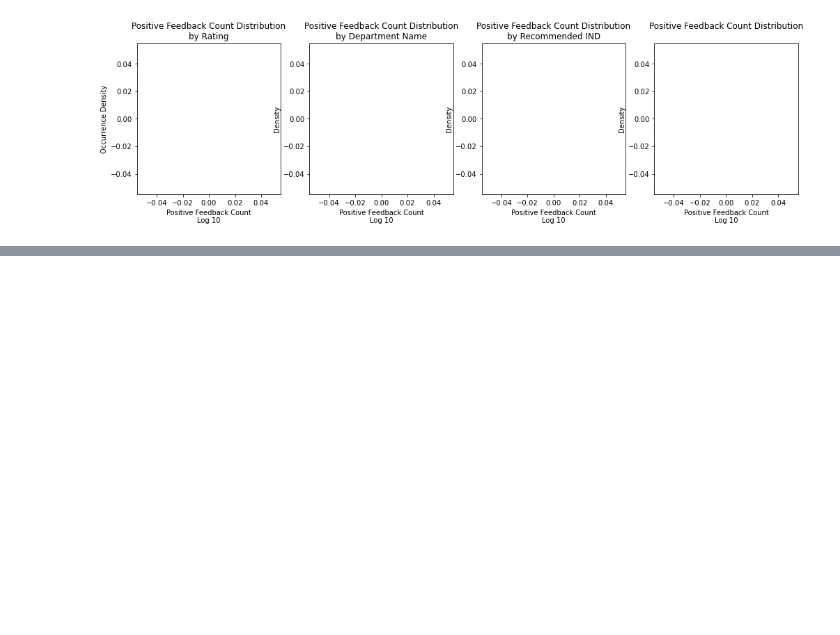
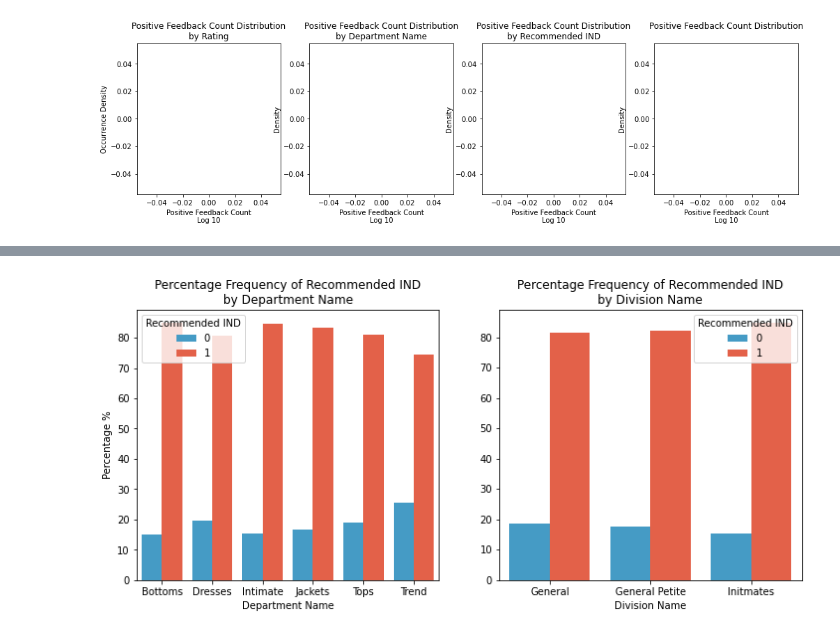
Before and after one commit to dwiwahyueffendi/Information-Retrieval, a Jupyter notebook: Latihan/Source Code Information Retrieval.ipynb, the cells around one changed output, grey strips where cells are left out. Saved outputs shown, nothing was run; the diff lists cells and outputs as text; code cells hidden in the pictures; blank space fills up the shorter version.

Commit message:
Recommended IND by Department and Division

```diff
--- a/Latihan/Source Code Information Retrieval.ipynb
+++ b/Latihan/Source Code Information Retrieval.ipynb
@@ -526,3 +536,15 @@ def percentstandardize_barplot(x,y,hue, data, ax=None, order= None):
      .sort_values(hue)))
     plt.title("Percentage Frequency of {} by {}".format(hue,x))
     plt.ylabel("Percentage %")
+# %%
+huevar = "Recommended IND"
+f, axes = plt.subplots(1,2,figsize=(12,5))
+percentstandardize_barplot(x="Department Name",y="Percentage", hue=huevar,data=df, ax=axes[0])
+axes[0].set_title("Percentage Frequency of {}\nby Department Name".format(huevar))
+axes[0].set_ylabel("Percentage %")
+percentstandardize_barplot(x="Division Name",y="Percentage", hue=huevar,data=df, ax=axes[1])
+axes[1].set_title("Percentage Frequency of {}\nby Division Name".format(huevar))
+axes[1].set_ylabel("")
+plt.show()
+# %% [output]
+[figure, added]
```
Also changed, not shown: parts of 7 cells of this notebook.
